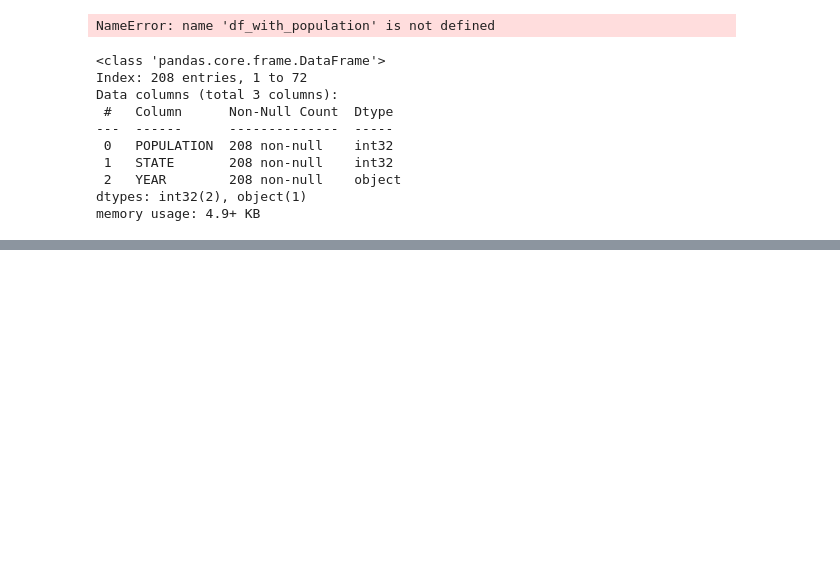
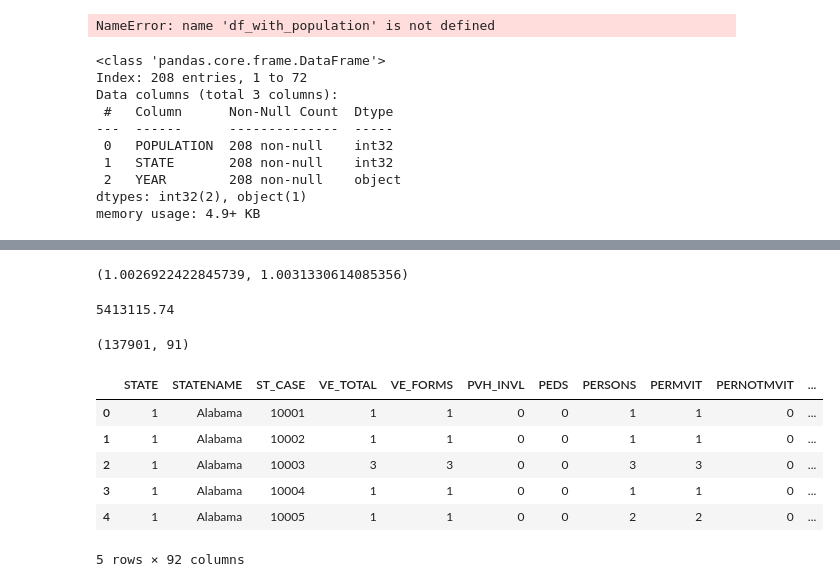
Before and after one commit to Jasneel/WeatherVsAccidents, a Jupyter notebook: jd_test-Copy1.ipynb, the cells around one changed output, grey strips where cells are left out. Saved outputs shown, nothing was run; the diff lists cells and outputs as text; code cells hidden in the pictures; blank space fills up the shorter version.

```diff
--- a/jd_test-Copy1.ipynb
+++ b/jd_test-Copy1.ipynb
@@ -210,7 +210,7 @@ by_state["STATE"] = by_state.index
 by_state
 
 
-# by_state["POPULATION"] = by_state["POPULATION"].astype(int)
-# by_state
-# frame3 = [pop_171819,by_state]
-# final_pop =  pd.concat(frame3)
+by_state["POPULATION"] = by_state["POPULATION"].astype(int)
+by_state
+frame3 = [pop_171819,by_state]
+final_pop =  pd.concat(frame3)
@@ -284,0 +274,28 @@ df
+# %%
+4887871/4874747,4903185/4887871
+# %% [output]
+(1.0026922422845739, 1.0031330614085356)
+# %%
+490318+4903185*1.004
+# %% [output]
+5413115.74
+# %%
+d=['STATE','YEAR']
+for i in d:
+    final_pop[i]=pd.to_numeric(final_pop[i])
+# %%
+df.shape
+# %% [output]
+(137901, 91)
+# %%
+data=df.merge(final_pop, on = ["STATE",'YEAR'])
+# %%
+data.head()
+# %% [output]
+|  | STATE | STATENAME | ST_CASE | VE_TOTAL | VE_FORMS | PVH_INVL | PEDS | PERSONS | PERMVIT | PERNOTMVIT | ... |
+| 0 | 1 | Alabama | 10001 | 1 | 1 | 0 | 0 | 1 | 1 | 0 | ... |
+| 1 | 1 | Alabama | 10002 | 1 | 1 | 0 | 0 | 1 | 1 | 0 | ... |
+| 2 | 1 | Alabama | 10003 | 3 | 3 | 0 | 0 | 3 | 3 | 0 | ... |
+| 3 | 1 | Alabama | 10004 | 1 | 1 | 0 | 0 | 1 | 1 | 0 | ... |
+| 4 | 1 | Alabama | 10005 | 1 | 1 | 0 | 0 | 2 | 2 | 0 | ... |
+5 rows × 92 columns
```
Also changed, not shown: parts of 9 cells of this notebook.
